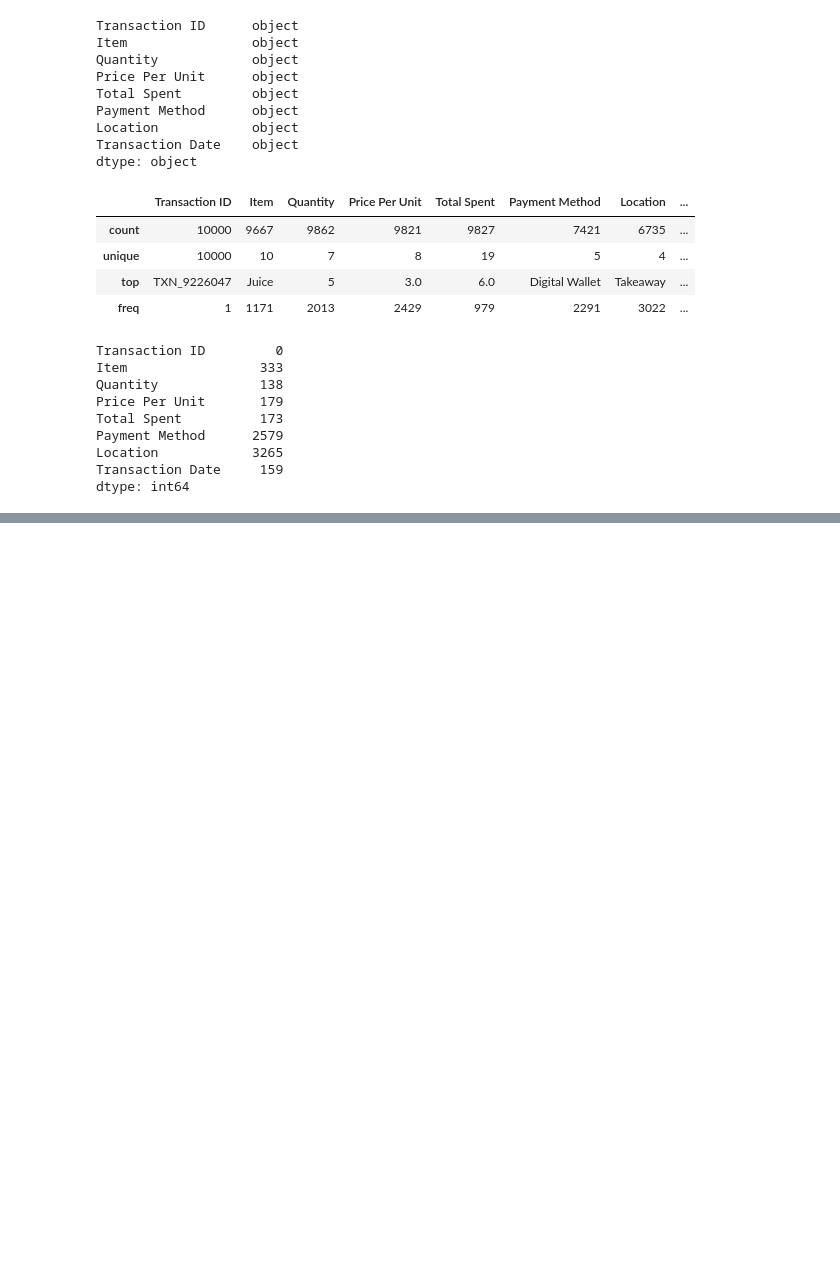
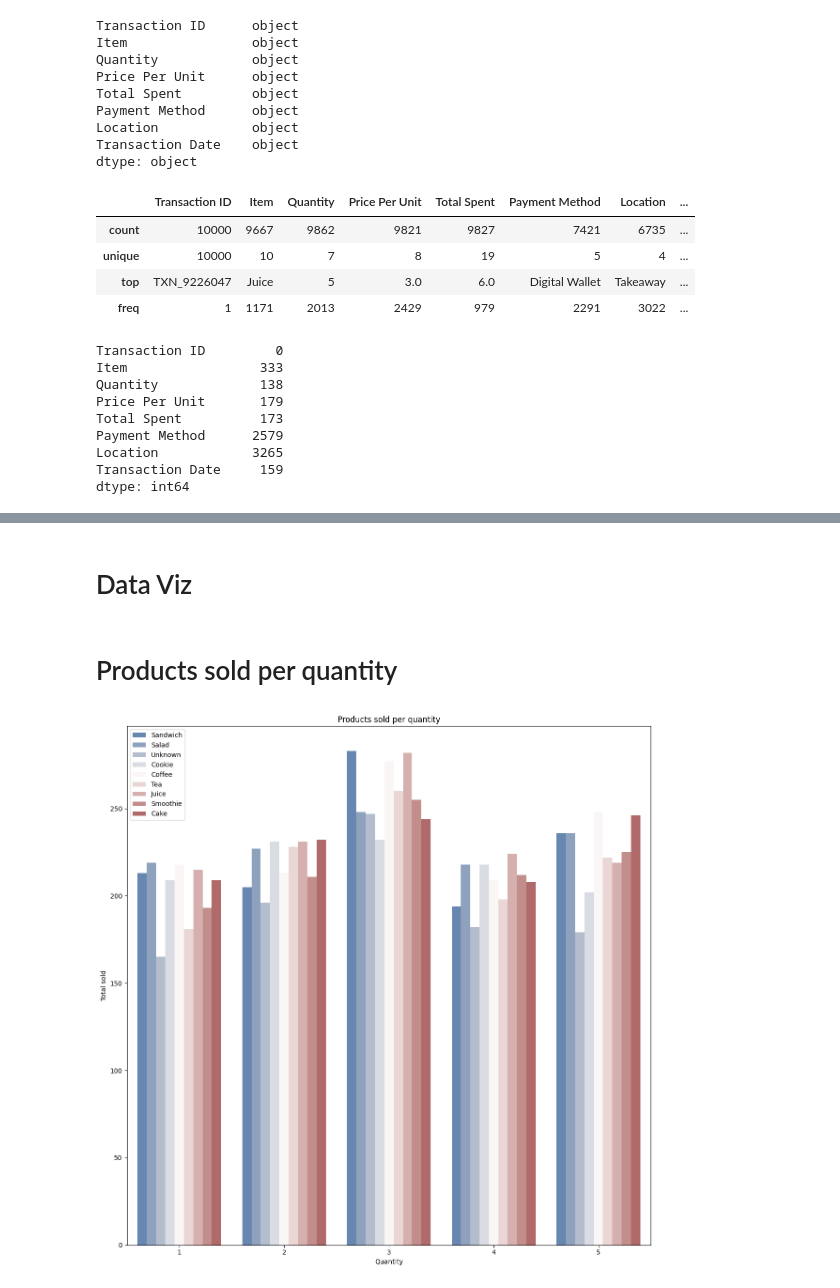
Before and after one commit to RobertRamos93/ds_eda_sales, a Jupyter notebook: notebook.ipynb, the cells around one changed output, grey strips where cells are left out. Drawn from its saved outputs; the diff is of its cells as text; code cells hidden in the pictures; blank space fills up the shorter version.

Commit message:
Cleaned/improved code, added data viz' section

```diff
--- a/notebook.ipynb
+++ b/notebook.ipynb
@@ -141,2 +90,0 @@ There's 0 null values in the "Item" column.
-# %%
-df = pd.read_csv("C:/Users/rerr_/OneDrive/Desktop/portafolio/data_science_eda/data/dirty_cafe_sales.csv")
@@ -176,0 +122,16 @@ Name: count, dtype: int64
+# %%
+# Numerical columns with missing values
+numerical_missing_values_columns = ["Quantity", "Price Per Unit", "Total Spent"]
+
+# Calculate means of those columns (transform non-numeric values to NaN)
+numerical_columns_means = {}
+for column in numerical_missing_values_columns:
+    df[column] = pd.to_numeric(df[column], errors="coerce")
+    numerical_columns_means[column] = df[column].mean()
+
+# Fill missing values (NaNs) with column mean
+for column in numerical_columns_means:
+    print(f"Column {column} has {df[column].unique()} unique values.\n")
+    df[column] = df[column].fillna(numerical_columns_means[column])
+    print(f"Updated column {column} has {df[column].unique()} unique values.")
+    print("-" * 150)
@@ -176,0 +155,11 @@ Name: count, dtype: int64
+# %%
+# Transform "Quantity" to int, rounding-up "Price Per Unit" and "Total Spent" to 2 decimals
+df["Quantity"] = df["Quantity"].round().astype(int)
+
+df["Price Per Unit"] = df["Price Per Unit"].round(2)
+df["Total Spent"] = df["Total Spent"].round(2)
+
+# Checking
+for column in numerical_columns_means:
+    print(f"Column {column} has {df[column].unique()} unique values.\n")
+    print("-" * 150)
@@ -176,0 +189,17 @@ Name: count, dtype: int64
+# %% [markdown]
+# Data Viz
+# %% [markdown]
+# Products sold per quantity
+# %%
+plt.figure(figsize=(12, 12))
+sns.countplot(data=df,
+            x="Quantity",
+            hue="Item",
+            palette="vlag",
+            stat="count")
+plt.title("Products sold per quantity")
+plt.legend(loc="upper left")
+plt.ylabel("Total sold")
+plt.tight_layout()
+# %% [output]
+[figure, added]
```
Also changed, not shown: parts of 19 cells of this notebook, 1 other file.
